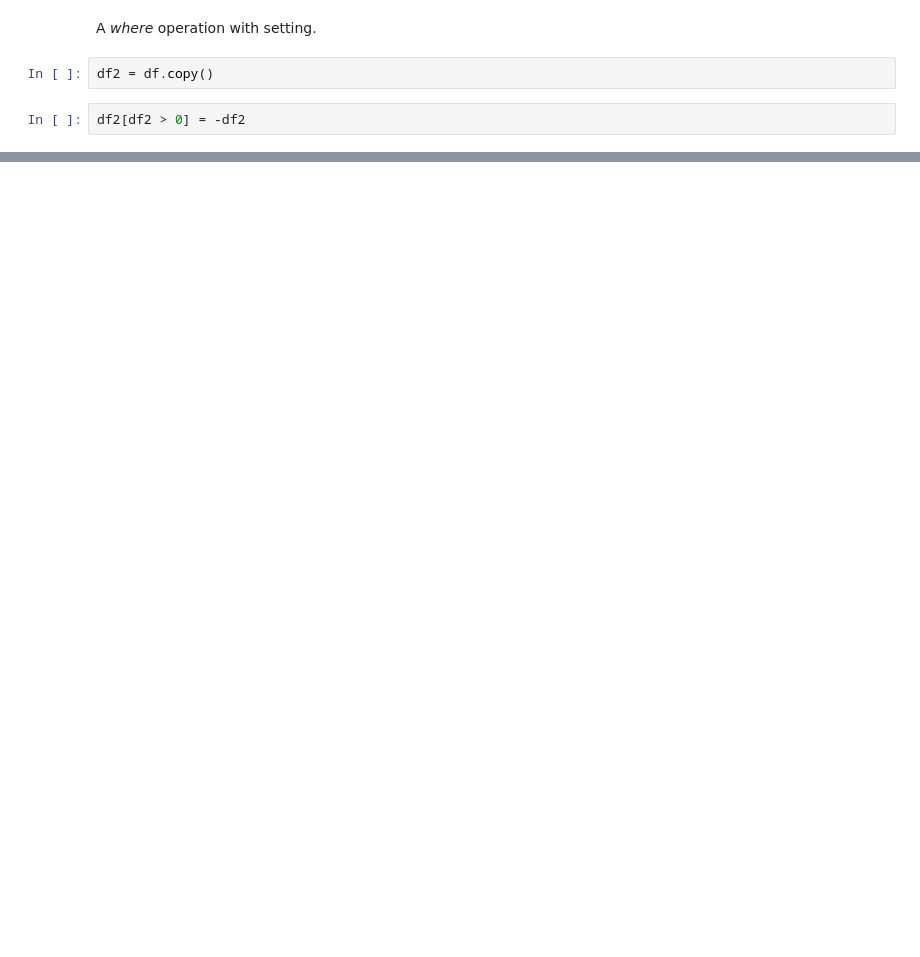
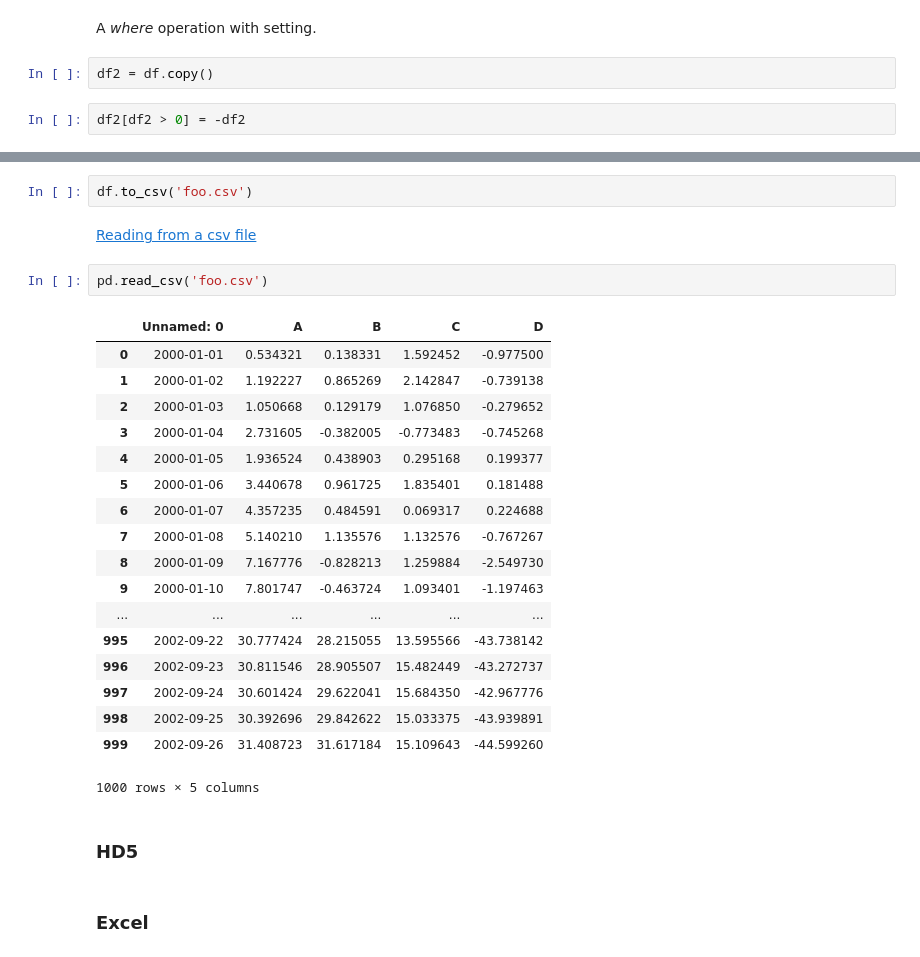
Before and after one commit to jiemojiemo/TenMinutesToPandas, a Jupyter notebook: TenMinutesToPandas.ipynb, the cells around one changed output, grey strips where cells are left out. Cells and saved outputs as stored; diff of their text form; blank space fills up the shorter version.

```diff
--- a/TenMinutesToPandas.ipynb
+++ b/TenMinutesToPandas.ipynb
@@ -411,0 +938,29 @@ df2
+# %%
+df.to_csv('foo.csv')
+# %% [markdown]
+[Reading from a csv file](http://pandas.pydata.org/pandas-docs/stable/io.html#io-read-csv-table)
+# %%
+pd.read_csv('foo.csv')
+# %% [output]
+|  | Unnamed: 0 | A | B | C | D |
+| 0 | 2000-01-01 | 0.534321 | 0.138331 | 1.592452 | -0.977500 |
+| 1 | 2000-01-02 | 1.192227 | 0.865269 | 2.142847 | -0.739138 |
+| 2 | 2000-01-03 | 1.050668 | 0.129179 | 1.076850 | -0.279652 |
+| 3 | 2000-01-04 | 2.731605 | -0.382005 | -0.773483 | -0.745268 |
+| 4 | 2000-01-05 | 1.936524 | 0.438903 | 0.295168 | 0.199377 |
+| 5 | 2000-01-06 | 3.440678 | 0.961725 | 1.835401 | 0.181488 |
+| 6 | 2000-01-07 | 4.357235 | 0.484591 | 0.069317 | 0.224688 |
+| 7 | 2000-01-08 | 5.140210 | 1.135576 | 1.132576 | -0.767267 |
+| 8 | 2000-01-09 | 7.167776 | -0.828213 | 1.259884 | -2.549730 |
+| 9 | 2000-01-10 | 7.801747 | -0.463724 | 1.093401 | -1.197463 |
+| ... | ... | ... | ... | ... | ... |
+| 995 | 2002-09-22 | 30.777424 | 28.215055 | 13.595566 | -43.738142 |
+| 996 | 2002-09-23 | 30.811546 | 28.905507 | 15.482449 | -43.272737 |
+| 997 | 2002-09-24 | 30.601424 | 29.622041 | 15.684350 | -42.967776 |
+| 998 | 2002-09-25 | 30.392696 | 29.842622 | 15.033375 | -43.939891 |
+| 999 | 2002-09-26 | 31.408723 | 31.617184 | 15.109643 | -44.599260 |
+1000 rows × 5 columns
+# %% [markdown]
+### HD5
+# %% [markdown]
+### Excel
```
Also changed, not shown: parts of 102 cells of this notebook.
